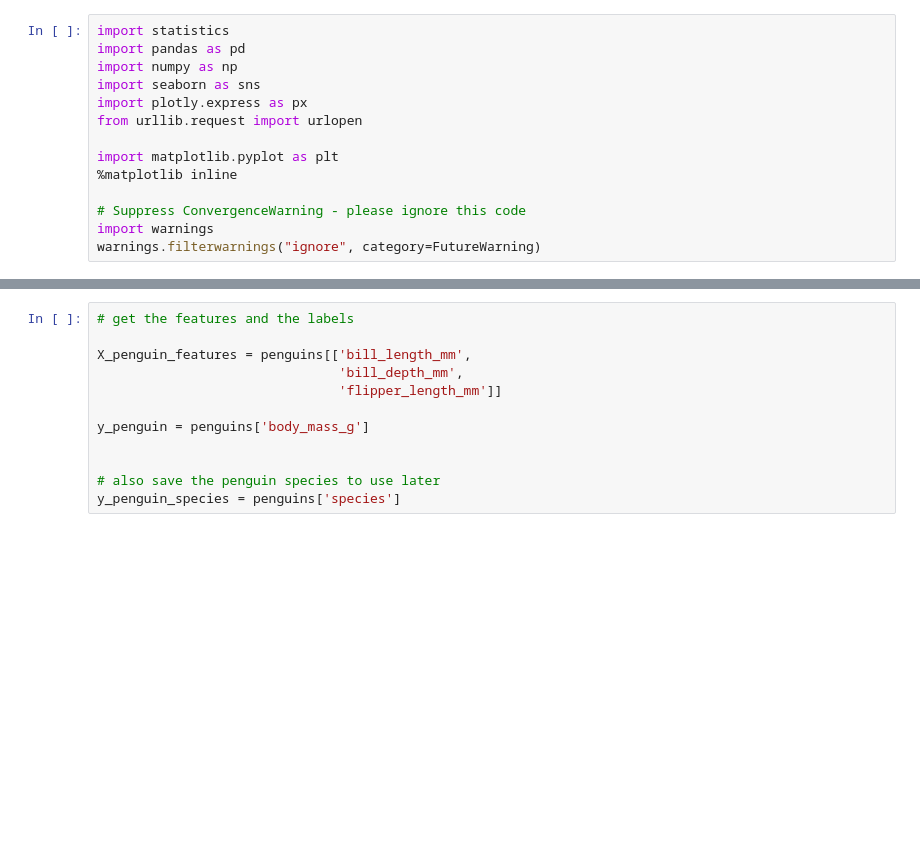
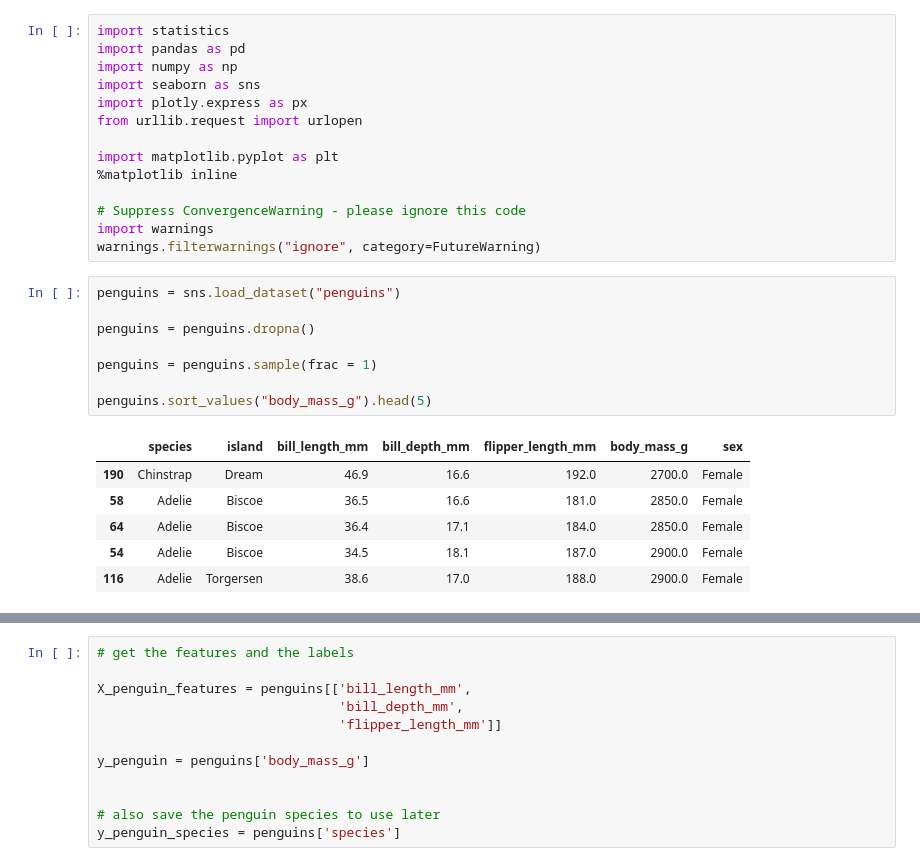
Before and after one commit to sharma-ai-927/YData_summer_25, a Jupyter notebook: ClassMaterial/class_code/class_23_answers.ipynb, the cells around one changed output, grey strips where cells are left out. Saved outputs shown, nothing was run; the diff lists cells and outputs as text; blank space fills up the shorter version.

```diff
--- a/ClassMaterial/class_code/class_23_answers.ipynb
+++ b/ClassMaterial/class_code/class_23_answers.ipynb
@@ -34,3 +29,18 @@ import matplotlib.pyplot as plt
 # Suppress ConvergenceWarning - please ignore this code
 import warnings
 warnings.filterwarnings("ignore", category=FutureWarning)
+# %%
+penguins = sns.load_dataset("penguins")
+
+penguins = penguins.dropna()
+
+penguins = penguins.sample(frac = 1)
+
+penguins.sort_values("body_mass_g").head(5)
+# %% [output]
+|  | species | island | bill_length_mm | bill_depth_mm | flipper_length_mm | body_mass_g | sex |
+| 190 | Chinstrap | Dream | 46.9 | 16.6 | 192.0 | 2700.0 | Female |
+| 58 | Adelie | Biscoe | 36.5 | 16.6 | 181.0 | 2850.0 | Female |
+| 64 | Adelie | Biscoe | 36.4 | 17.1 | 184.0 | 2850.0 | Female |
+| 54 | Adelie | Biscoe | 34.5 | 18.1 | 187.0 | 2900.0 | Female |
+| 116 | Adelie | Torgersen | 38.6 | 17.0 | 188.0 | 2900.0 | Female |
```
Also changed, not shown: parts of 35 cells of this notebook, 1 other file.
